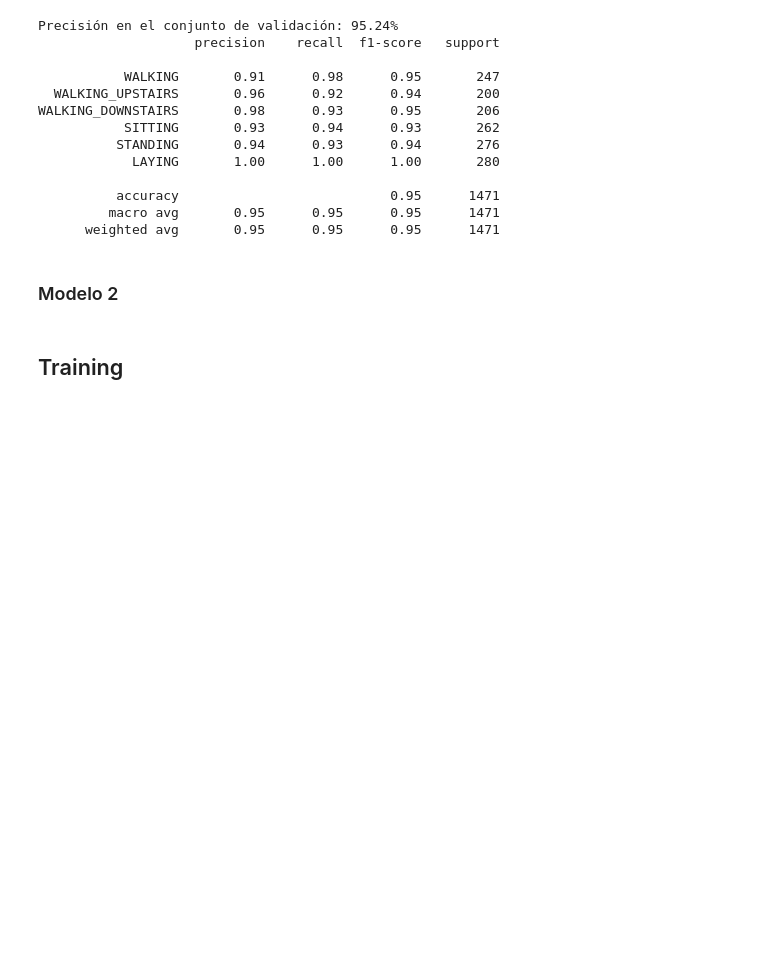
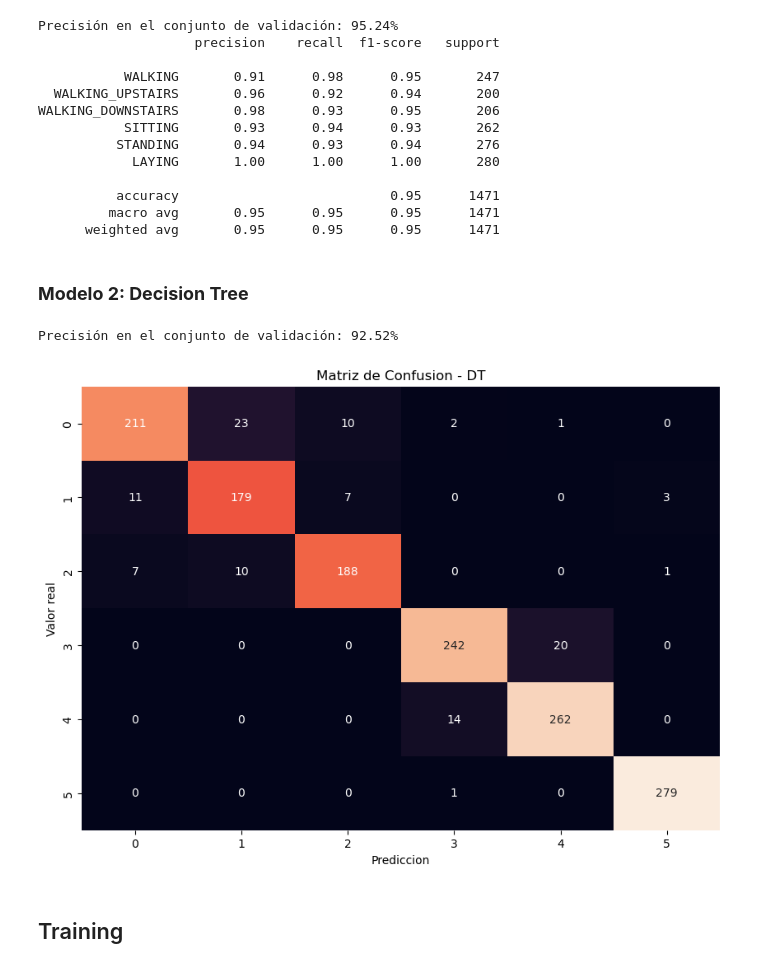
Before and after one commit to kaloslazo/SupervisedClassification, a Jupyter notebook: main.ipynb, the cells around one changed output. Drawn from its saved outputs; the diff is of its cells as text; code cells hidden in the pictures; blank space fills up the shorter version.

Commit message:
decision tree

```diff
--- a/main.ipynb
+++ b/main.ipynb
@@ -256,4 +257,4 @@ WALKING_DOWNSTAIRS       0.98      0.93      0.95       206
          macro avg       0.95      0.95      0.95      1471
       weighted avg       0.95      0.95      0.95      1471
 # %% [markdown]
-### Modelo 2
+### **Modelo 2: Decision Tree**
@@ -260,3 +407,20 @@ WALKING_DOWNSTAIRS       0.98      0.93      0.95       206
+# %%
+dt = DT(X_train_split, Y_train_split.to_numpy().reshape(-1, 1), max_depth=30, min_sample=5, method='g')
+Y_pred_tree = dt.predict(X_val)
+# %%
+# - PRECISIÓN
+accuracy_val_tree = accuracy_score(Y_val, Y_pred_tree)
+print(f"Precisión en el conjunto de validación: {accuracy_val_tree * 100:.2f}%")
+
+plt.figure(figsize=(10, 7))
+sns.heatmap(confusion_matrix(Y_val, Y_pred_tree), annot=True, fmt='g', cbar=False)
+plt.xlabel('Prediccion')
+plt.ylabel('Valor real')
+plt.title('Matriz de Confusion - DT')
+plt.show()
+# %% [output]
+Precisión en el conjunto de validación: 92.52%
+[figure, added]
 # %% [markdown]
 ## Training
 # %% [markdown]
```
Also changed, not shown: parts of 5 cells of this notebook.
